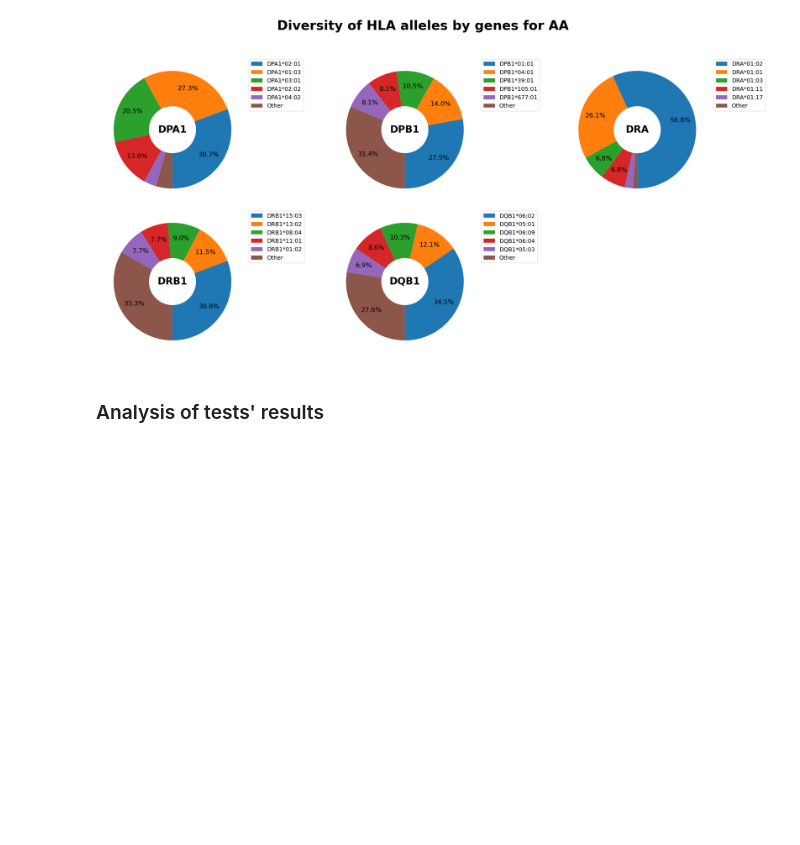
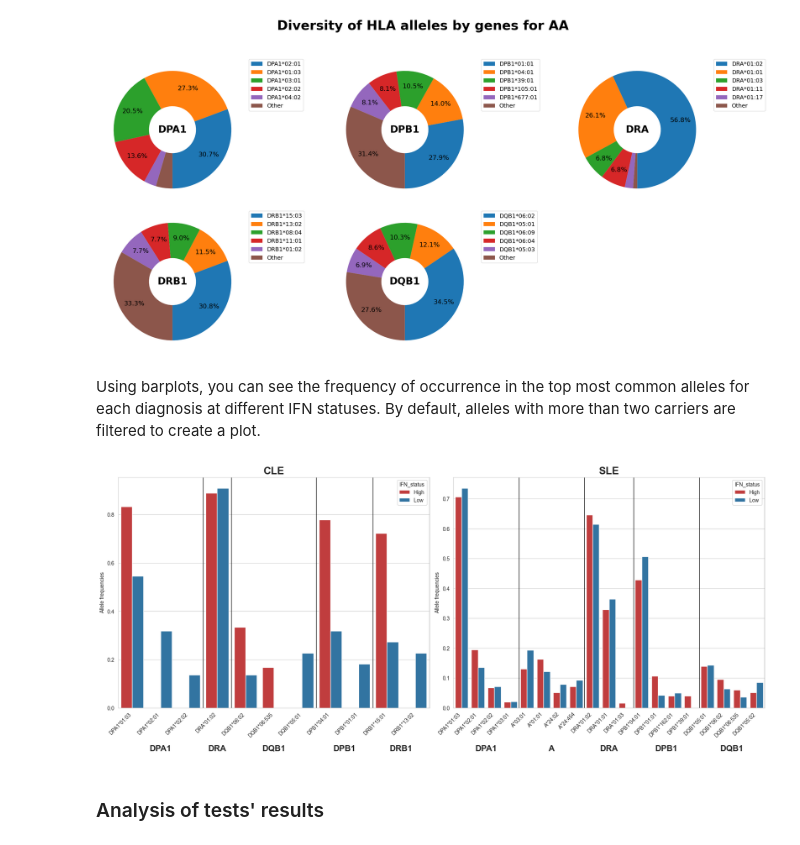
Before and after one commit to a-senkovenko/SKO-1, a Jupyter notebook: notebooks/hla_analysis.ipynb, the cells around one changed output. Drawn from its saved outputs; the diff is of its cells as text; code cells hidden in the pictures; blank space fills up the shorter version.

Commit message:
add script for barplot

```diff
--- a/notebooks/hla_analysis.ipynb
+++ b/notebooks/hla_analysis.ipynb
@@ -209,6 +209,12 @@ cohorts['H'].make_pie(2, 'Hispanic')
 cohorts['AA'].make_pie(2, 'AA')
 # %% [output]
 [figure]
+# %% [markdown]
+Using barplots, you can see the frequency of occurrence in the top most common alleles for each diagnosis at different IFN statuses. By default, alleles with more than two carriers are filtered to create a plot.
+# %%
+cohorts['C'].make_barplots()
+# %% [output]
+[figure, added]
 # %% [markdown]
 ### Analysis of tests' results
 # %% [markdown]
```
Also changed, not shown: parts of 6 cells of this notebook, 2 other files.
